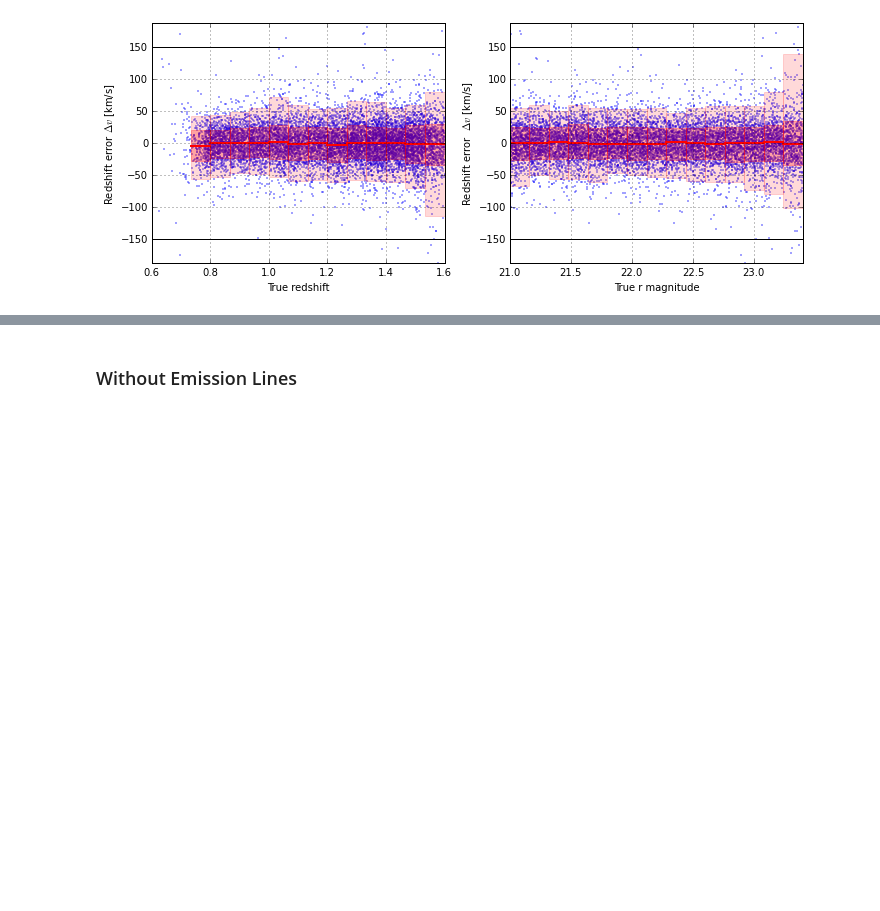
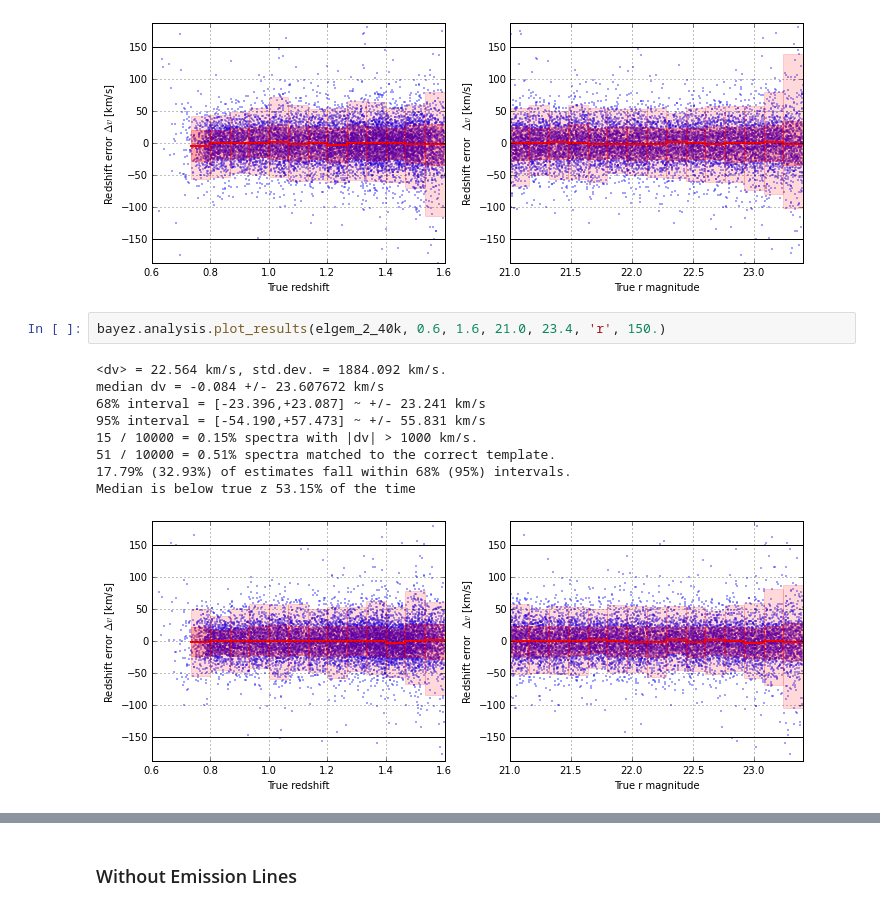
Before and after one commit to dkirkby/bayez, a Jupyter notebook: docs/nb/BayezResults.ipynb, the cells around one changed output, grey strips where cells are left out. Cells and saved outputs as stored; diff of their text form; blank space fills up the shorter version.

```diff
--- a/docs/nb/BayezResults.ipynb
+++ b/docs/nb/BayezResults.ipynb
@@ -506,3 +626,15 @@ median dv = -0.382 +/- 12.154957 km/s
 17.94% (33.20%) of estimates fall within 68% (95%) intervals.
 Median is below true z 53.52% of the time
 [figure]
+# %%
+bayez.analysis.plot_results(elgem_2_40k, 0.6, 1.6, 21.0, 23.4, 'r', 150.)
+# %% [output]
+<dv> = 22.564 km/s, std.dev. = 1884.092 km/s.
+median dv = -0.084 +/- 23.607672 km/s
+68% interval = [-23.396,+23.087] ~ +/- 23.241 km/s
+95% interval = [-54.190,+57.473] ~ +/- 55.831 km/s
+15 / 10000 = 0.15% spectra with |dv| > 1000 km/s.
+51 / 10000 = 0.51% spectra matched to the correct template.
+17.79% (32.93%) of estimates fall within 68% (95%) intervals.
+Median is below true z 53.15% of the time
+[figure, added]
```
Also changed, not shown: parts of 20 cells of this notebook.
